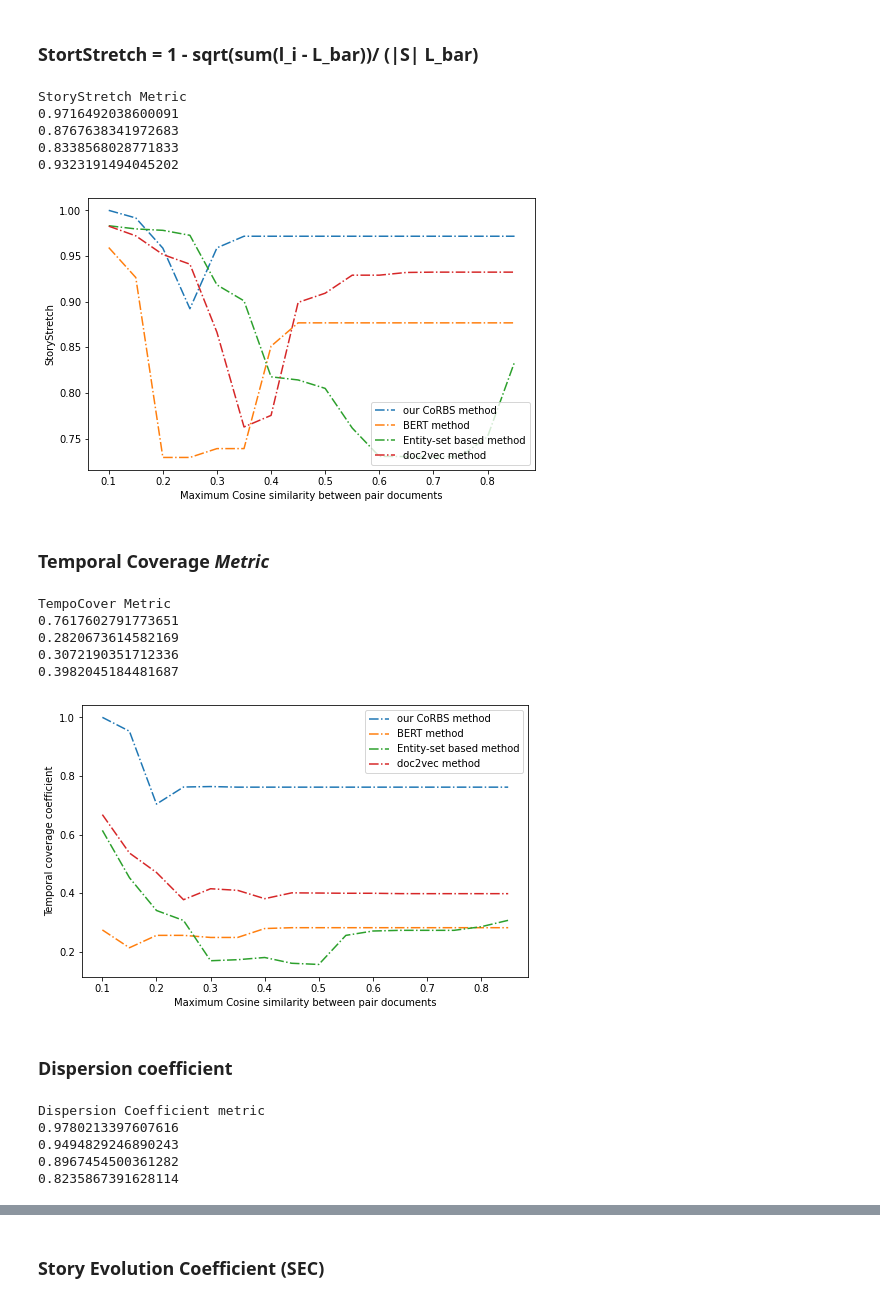
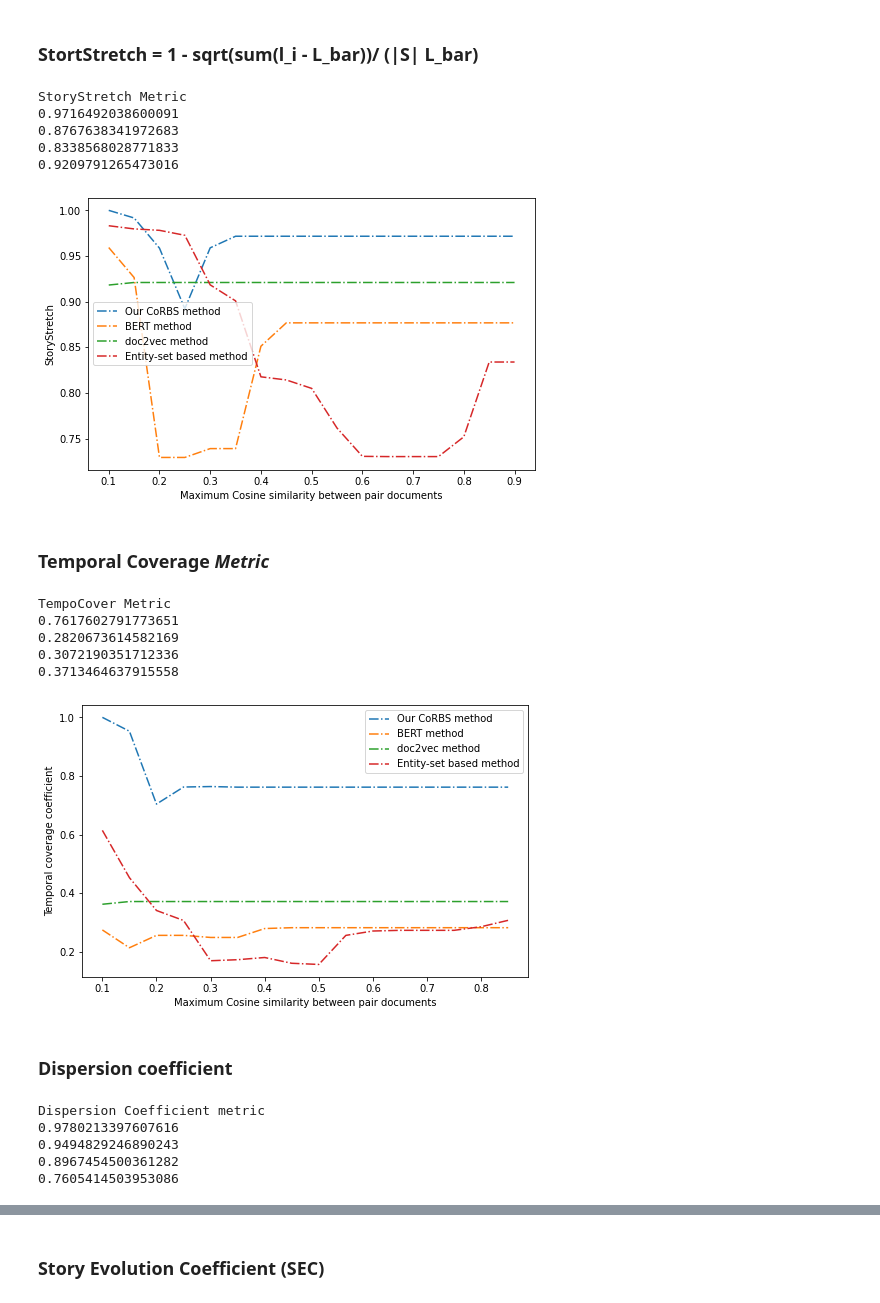
Before and after one commit to AlirezaPNouri/CoRBS, a Jupyter notebook: Experimental_result_four_metrics.ipynb, the cells around one changed output, grey strips where cells are left out. Drawn from its saved outputs; the diff is of its cells as text; code cells hidden in the pictures.

```diff
--- a/Experimental_result_four_metrics.ipynb
+++ b/Experimental_result_four_metrics.ipynb
@@ -66,14 +66,14 @@ print('StoryStretch Metric')
 print(story_stretch(final_results_proposed, thre))
 print(story_stretch(final_results_bert, thre))
 print(story_stretch(final_results_ji, thre))
-# print(story_stretch(final_results_doc2vec, thre))
-print(story_stretch(final_results_doc2vec_n, thre))
+print(story_stretch(final_results_doc2vec, thre))
+# print(story_stretch(final_results_doc2vec_n, thre))
 # %% [output]
 StoryStretch Metric
 0.9716492038600091
 0.8767638341972683
 0.8338568028771833
-0.9323191494045202
+0.9209791265473016
 # %%
 omega_list = final_results_proposed.keys()
 story_stretch_proposed = [story_stretch(final_results_proposed, i) for i in omega_list]
@@ -84,31 +84,32 @@ story_stretch_doc2vec_n = [story_stretch(final_results_doc2vec_n, i) for i in om
 # %%
 
 
-x = list(omega_list)[0:-2]
+x = list(omega_list)[0:-1]
 plt.figure(figsize=(8,5))
 
-y = story_stretch_proposed[0:-2]
-plt.plot(x, y, label = "our CoRBS method ", linestyle="-." )
+y = story_stretch_proposed[0:-1]
+plt.plot(x, y, label = "Our CoRBS method ", linestyle="-." )
 
-y = story_stretch_bert[0:-2]
+y = story_stretch_bert[0:-1]
 plt.plot(x, y, label = "BERT method ", linestyle="-." )
 
-y = story_stretch_ji[0:-2]
+
+y = story_stretch_doc2vec[0:-1]
+plt.plot(x, y, label = "doc2vec method ", linestyle="-." )
+
+y = story_stretch_ji[0:-1]
 plt.plot(x, y, label = "Entity-set based method", linestyle="-." )
 
-# y = story_stretch_doc2vec[0:-2]
+# y = story_stretch_doc2vec_n[0:-2]
 # plt.plot(x, y, label = "doc2vec method ", linestyle="-." )
-
-y = story_stretch_doc2vec_n[0:-2]
-plt.plot(x, y, label = "doc2vec method ", linestyle="-." )
 
 plt.xlabel('Maximum Cosine similarity between pair documents')
 plt.ylabel('StoryStretch')
 
 plt.legend()
 plt.show()
 # %% [output]
-[figure, old version]
+[figure, new version]
 # %% [markdown]
 ### Temporal Coverage *Metric*
 # %%
@@ -132,14 +133,14 @@ print('TempoCover Metric')
 print(tempo_cover(final_results_proposed, list_of_timestamps, thre))
 print(tempo_cover(final_results_bert, list_of_timestamps, thre))
 print(tempo_cover(final_results_ji, list_of_timestamps, thre))
-# print(tempo_cover(final_results_doc2vec, list_of_timestamps, thre))
-print(tempo_cover(final_results_doc2vec_n, list_of_timestamps, thre))
+print(tempo_cover(final_results_doc2vec, list_of_timestamps, thre))
+# print(tempo_cover(final_results_doc2vec_n, list_of_timestamps, thre))
 # %% [output]
 TempoCover Metric
 0.7617602791773651
 0.2820673614582169
 0.3072190351712336
-0.3982045184481687
+0.3713464637915558
 # %%
 omega_list = final_results_proposed.keys()
 tempo_cover_proposed = [tempo_cover(final_results_proposed, list_of_timestamps, i) for i in omega_list]
@@ -152,19 +153,20 @@ x = list(omega_list)[0:-2]
 plt.figure(figsize=(8,5))
 
 y = tempo_cover_proposed[0:-2]
-plt.plot(x, y, label = "our CoRBS method", linestyle="-." )
+plt.plot(x, y, label = "Our CoRBS method", linestyle="-." )
 
 y = tempo_cover_bert[0:-2]
 plt.plot(x, y, label = "BERT method ", linestyle="-." )
 
+
+y = tempo_cover_doc2vec[0:-2]
+plt.plot(x, y, label = "doc2vec method ", linestyle="-." )
+
 y = tempo_cover_ji[0:-2]
 plt.plot(x, y, label = "Entity-set based method", linestyle="-." )
 
-# y = tempo_cover_doc2vec[0:-2]
+# y = tempo_cover_doc2vec_n[0:-2]
 # plt.plot(x, y, label = "doc2vec method ", linestyle="-." )
-
-y = tempo_cover_doc2vec_n[0:-2]
-plt.plot(x, y, label = "doc2vec method ", linestyle="-." )
 
 plt.xlabel('Maximum Cosine similarity between pair documents')
 plt.ylabel('Temporal coverage coefficient')
@@ -172,7 +174,7 @@ plt.ylabel('Temporal coverage coefficient')
 plt.legend()
 plt.show()
 # %% [output]
-[figure, old version]
+[figure, new version]
 # %% [markdown]
 ### Dispersion coefficient
 # %%
@@ -322,13 +324,13 @@ print('Dispersion Coefficient metric')
 print(disp_porposed[3])
 print(disp_bert[3])
 print(disp_ji[3])
-# print(disp_doc2vec[3])
-print(disp_doc2vec_n[3])
+print(disp_doc2vec[3])
+# print(disp_doc2vec_n[3])
 # %% [output]
 Dispersion Coefficient metric
 0.9780213397607616
 0.9494829246890243
 0.8967454500361282
-0.8235867391628114
+0.7605414503953086
 # %%
 
```
Also changed, not shown: parts of 4 cells of this notebook.
